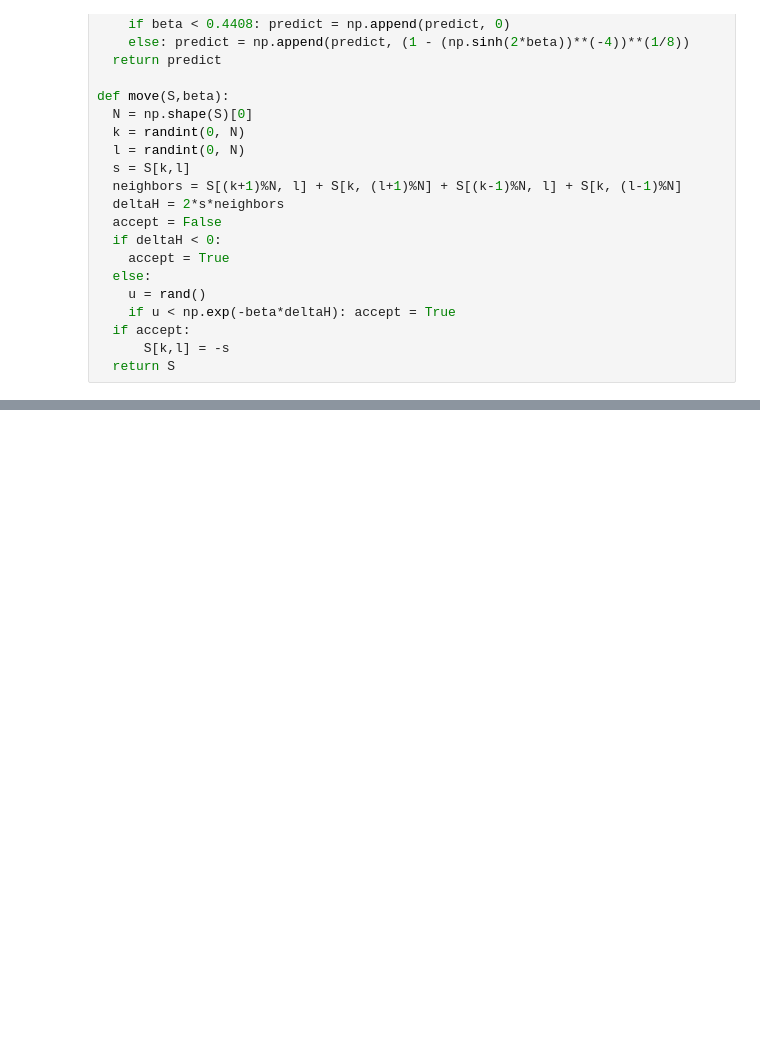
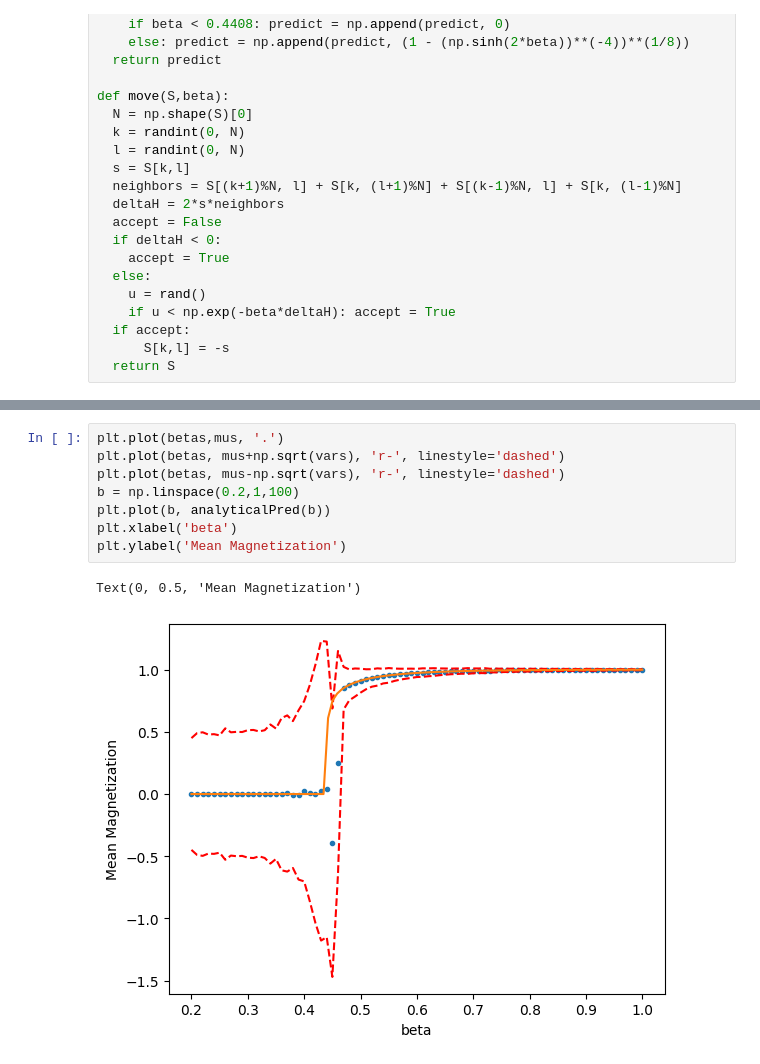
Before and after one commit to jamesmr13/CMSC660Final, a Jupyter notebook: Problem3.ipynb, the cells around one changed output, grey strips where cells are left out. Drawn from its saved outputs; the diff is of its cells as text; blank space fills up the shorter version.

```diff
--- a/Problem3.ipynb
+++ b/Problem3.ipynb
@@ -70,0 +71,11 @@ Text(0, 0.5, 'Mean Magnetization')
+# %%
+plt.plot(betas,mus, '.')
+plt.plot(betas, mus+np.sqrt(vars), 'r-', linestyle='dashed')
+plt.plot(betas, mus-np.sqrt(vars), 'r-', linestyle='dashed')
+b = np.linspace(0.2,1,100)
+plt.plot(b, analyticalPred(b))
+plt.xlabel('beta')
+plt.ylabel('Mean Magnetization')
+# %% [output]
+Text(0, 0.5, 'Mean Magnetization')
+[figure, added]
```
Also changed, not shown: parts of 1 cell of this notebook, 1 other file.
